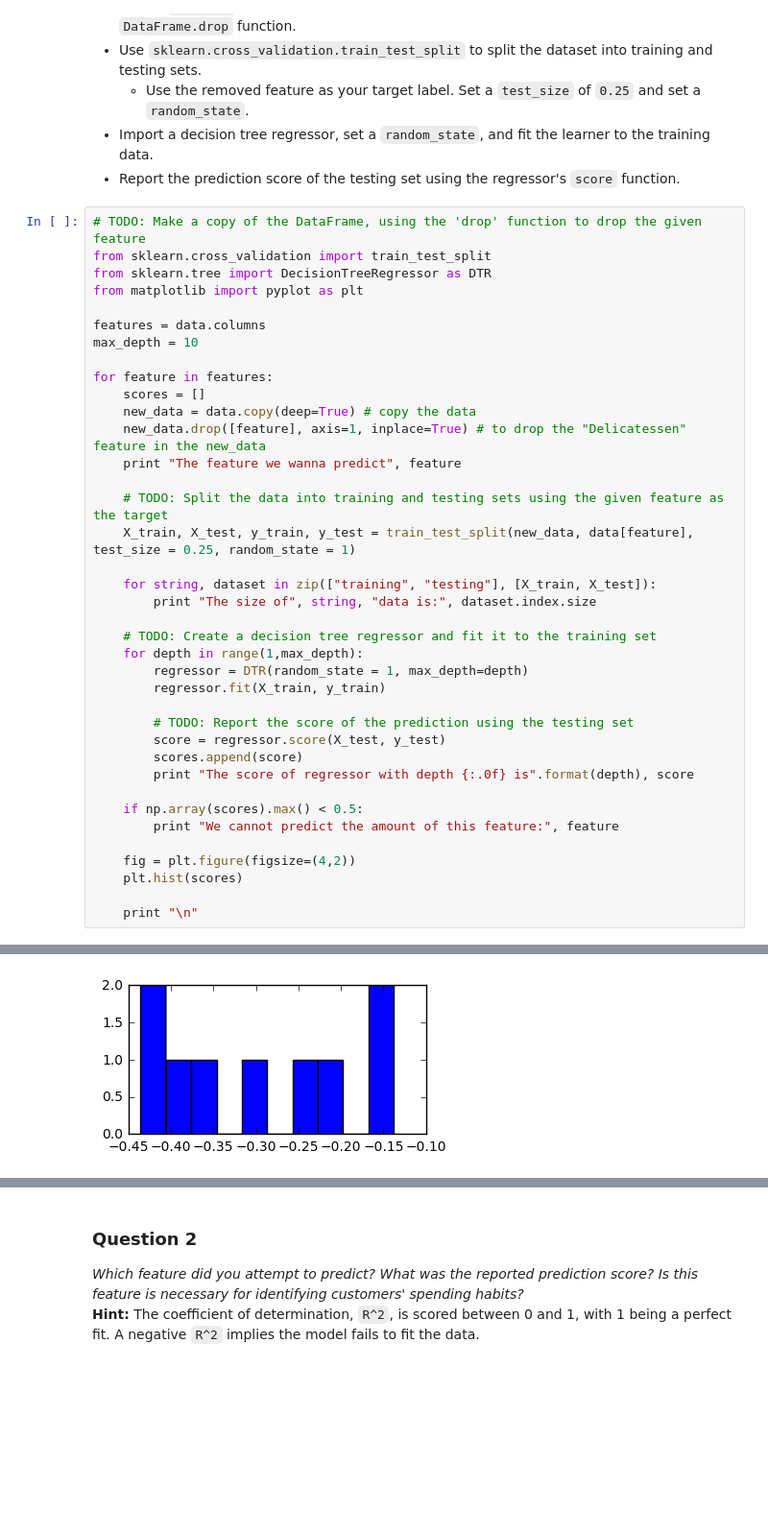
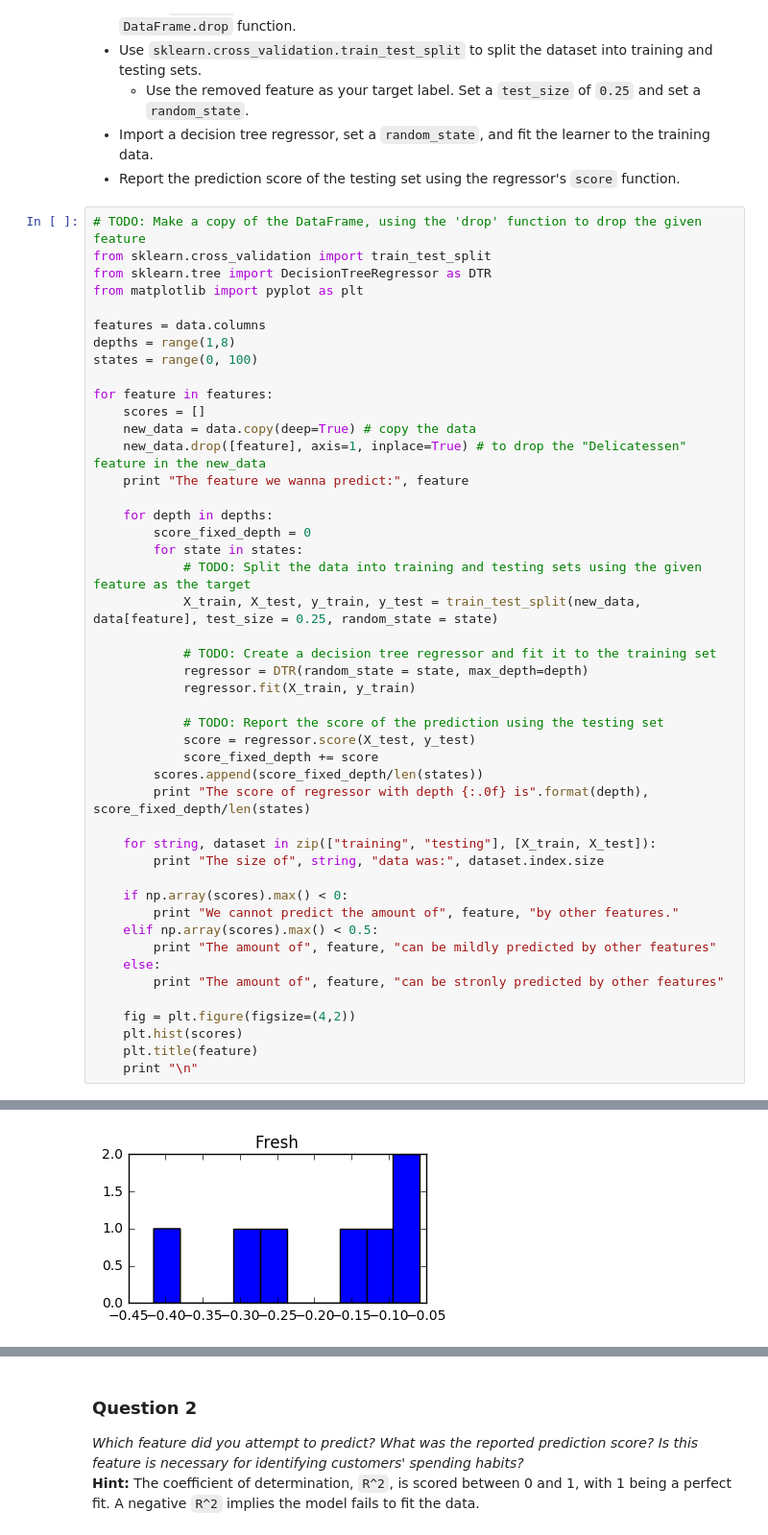
Before and after one commit to OrangeWong/customer_segments, a Jupyter notebook: customer_segments.ipynb, the cells around one changed output, grey strips where cells are left out. Shown at 96% size. Cells and saved outputs as stored; diff of their text form; blank space fills up the shorter version.

```diff
--- a/customer_segments.ipynb
+++ b/customer_segments.ipynb
@@ -103,35 +103,43 @@ from sklearn.tree import DecisionTreeRegressor as DTR
 from matplotlib import pyplot as plt
 
 features = data.columns
-max_depth = 10
+depths = range(1,8)
+states = range(0, 100)
 
 for feature in features:
     scores = []
     new_data = data.copy(deep=True) # copy the data
     new_data.drop([feature], axis=1, inplace=True) # to drop the "Delicatessen" feature in the new_data
-    print "The feature we wanna predict", feature
+    print "The feature we wanna predict:", feature
 
-    # TODO: Split the data into training and testing sets using the given feature as the target
-    X_train, X_test, y_train, y_test = train_test_split(new_data, data[feature], test_size = 0.25, random_state = 1)
+    for depth in depths:
+        score_fixed_depth = 0
+        for state in states:
+            # TODO: Split the data into training and testing sets using the given feature as the target
+            X_train, X_test, y_train, y_test = train_test_split(new_data, data[feature], test_size = 0.25, random_state = state)
+
+            # TODO: Create a decision tree regressor and fit it to the training set
+            regressor = DTR(random_state = state, max_depth=depth)
+            regressor.fit(X_train, y_train)
+
+            # TODO: Report the score of the prediction using the testing set
+            score = regressor.score(X_test, y_test)
+            score_fixed_depth += score
+        scores.append(score_fixed_depth/len(states))
+        print "The score of regressor with depth {:.0f} is".format(depth), score_fixed_depth/len(states)
 
     for string, dataset in zip(["training", "testing"], [X_train, X_test]):
-        print "The size of", string, "data is:", dataset.index.size
+        print "The size of", string, "data was:", dataset.index.size
 
-    # TODO: Create a decision tree regressor and fit it to the training set
-    for depth in range(1,max_depth):
-        regressor = DTR(random_state = 1, max_depth=depth)
-        regressor.fit(X_train, y_train)
-
-        # TODO: Report the score of the prediction using the testing set
-        score = regressor.score(X_test, y_test)
-        scores.append(score)
-        print "The score of regressor with depth {:.0f} is".format(depth), score
-
-    if np.array(scores).max() < 0.5:
-        print "We cannot predict the amount of this feature:", feature
+    if np.array(scores).max() < 0:
+        print "We cannot predict the amount of", feature, "by other features."
+    elif np.array(scores).max() < 0.5:
+        print "The amount of", feature, "can be mildly predicted by other features"
+    else:
+        print "The amount of", feature, "can be stronly predicted by other features"
 
     fig = plt.figure(figsize=(4,2))
     plt.hist(scores)
-
+    plt.title(feature)
     print "\n"
 # %% [output]
@@ -155 +163 @@ We cannot predict the amount of this feature: Delicatessen
-[figure, old version]
+[figure, new version]
```
Also changed, not shown: parts of 13 cells of this notebook.
